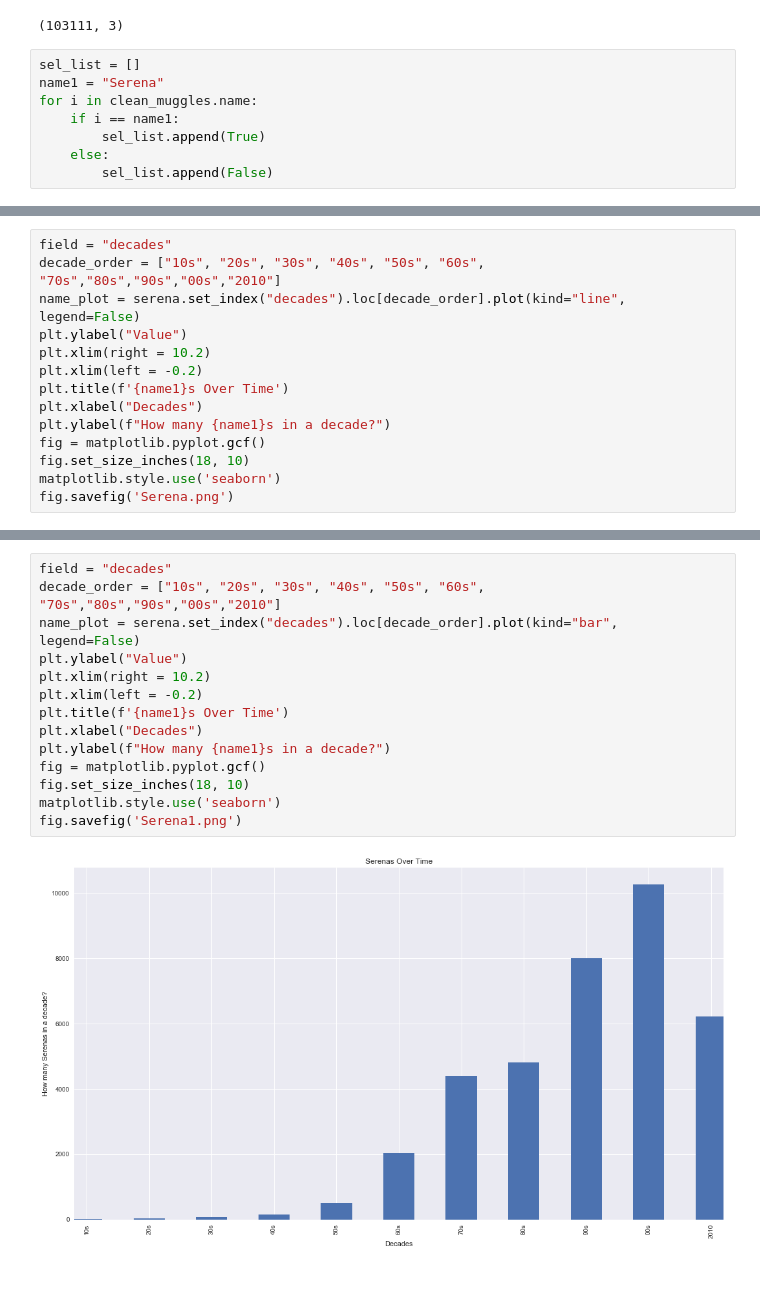
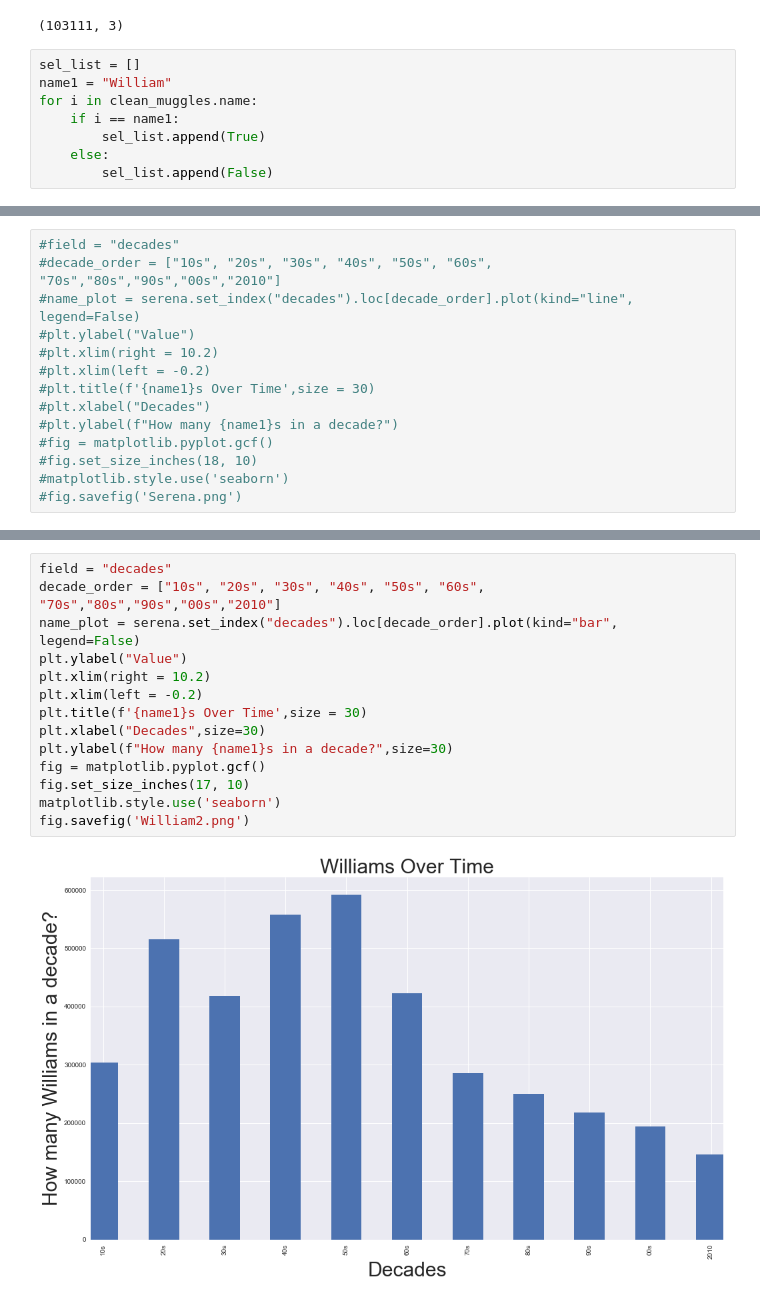
Before and after one commit to GizemYP/columbia_group_project, a Jupyter notebook: wikipedia/part3_code.ipynb, the cells around one changed output, grey strips where cells are left out. Saved outputs shown, nothing was run; the diff lists cells and outputs as text.

Commit message:
font size updated

```diff
--- a/wikipedia/part3_code.ipynb
+++ b/wikipedia/part3_code.ipynb
@@ -38,7 +38,7 @@ clean_muggles.shape
 (103111, 3)
 # %%
 sel_list = []
-name1 = "Serena"
+name1 = "William"
 for i in clean_muggles.name:
     if i == name1:
         sel_list.append(True)
@@ -64,14 +64,14 @@ serena.sort_values('decades')
 # %%
-field = "decades"
-decade_order = ["10s", "20s", "30s", "40s", "50s", "60s", "70s","80s","90s","00s","2010"]
-name_plot = serena.set_index("decades").loc[decade_order].plot(kind="line", legend=False)
-plt.ylabel("Value")
-plt.xlim(right = 10.2)
-plt.xlim(left = -0.2)
-plt.title(f'{name1}s Over Time')
-plt.xlabel("Decades")
-plt.ylabel(f"How many {name1}s in a decade?")
-fig = matplotlib.pyplot.gcf()
-fig.set_size_inches(18, 10)
-matplotlib.style.use('seaborn')
-fig.savefig('Serena.png')
+#field = "decades"
+#decade_order = ["10s", "20s", "30s", "40s", "50s", "60s", "70s","80s","90s","00s","2010"]
+#name_plot = serena.set_index("decades").loc[decade_order].plot(kind="line", legend=False)
+#plt.ylabel("Value")
+#plt.xlim(right = 10.2)
+#plt.xlim(left = -0.2)
+#plt.title(f'{name1}s Over Time',size = 30)
+#plt.xlabel("Decades")
+#plt.ylabel(f"How many {name1}s in a decade?")
+#fig = matplotlib.pyplot.gcf()
+#fig.set_size_inches(18, 10)
+#matplotlib.style.use('seaborn')
+#fig.savefig('Serena.png')
@@ -80,16 +78,16 @@ fig.savefig('Serena.png')
 # %%
 field = "decades"
 decade_order = ["10s", "20s", "30s", "40s", "50s", "60s", "70s","80s","90s","00s","2010"]
 name_plot = serena.set_index("decades").loc[decade_order].plot(kind="bar", legend=False)
 plt.ylabel("Value")
 plt.xlim(right = 10.2)
 plt.xlim(left = -0.2)
-plt.title(f'{name1}s Over Time')
-plt.xlabel("Decades")
-plt.ylabel(f"How many {name1}s in a decade?")
+plt.title(f'{name1}s Over Time',size = 30)
+plt.xlabel("Decades",size=30)
+plt.ylabel(f"How many {name1}s in a decade?",size=30)
 fig = matplotlib.pyplot.gcf()
-fig.set_size_inches(18, 10)
+fig.set_size_inches(17, 10)
 matplotlib.style.use('seaborn')
-fig.savefig('Serena1.png')
+fig.savefig('William2.png')
 # %% [output]
-[figure, old version]
+[figure, new version]
```
Also changed, not shown: parts of 2 cells of this notebook, 30 other files.
